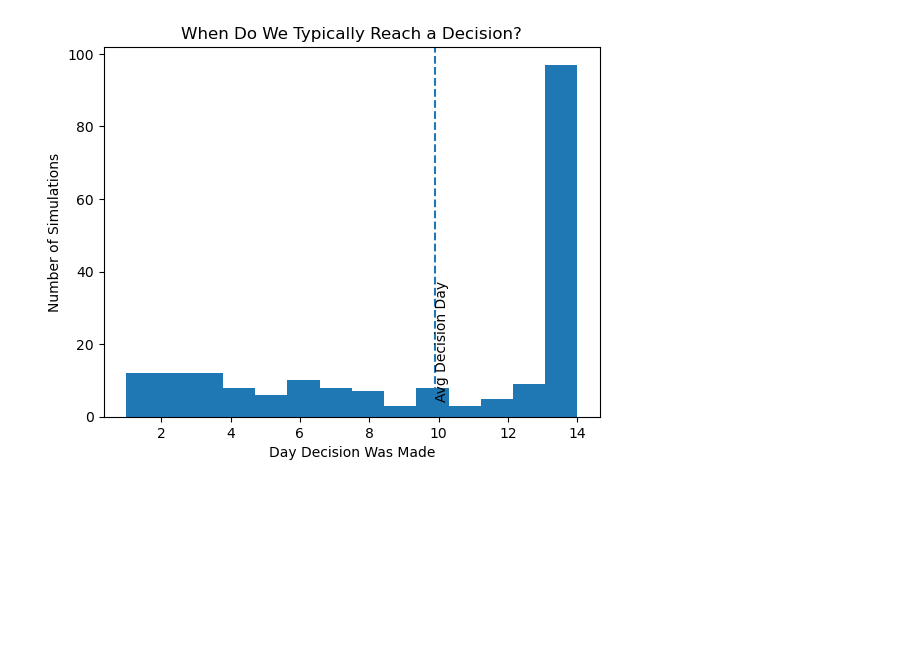
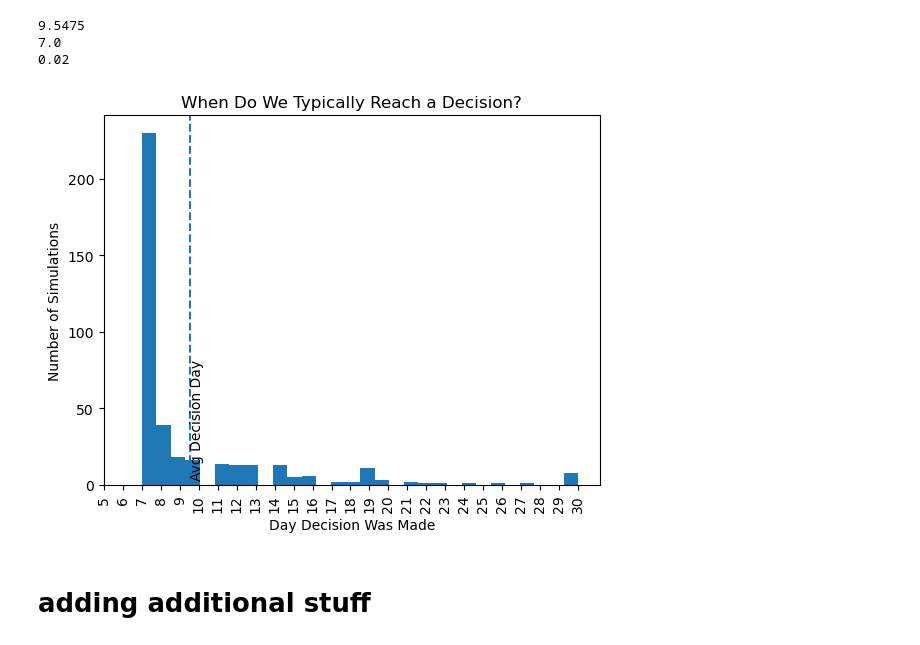
Before and after one commit to ntran119/Studying_Practice_Notebooks, a Jupyter notebook: Baysian_simulation_notebook.ipynb, the cells around one changed output. Cells and saved outputs as stored; diff of their text form; code cells hidden in the pictures; blank space fills up the shorter version.

```diff
--- a/Baysian_simulation_notebook.ipynb
+++ b/Baysian_simulation_notebook.ipynb
@@ -1,22 +5,23 @@
 # %%
 import numpy as np
 import pandas as pd
-
+import matplotlib.pyplot as plt
+import seaborn as sns
 # ====== SCENARIO INPUTS ======
 
 true_rate_A = 0.20
-true_rate_B = 0.215   # expected lift
+true_rate_B = 0.22   # expected lift
 
-daily_apps_A = 150
-daily_apps_B = 150
+daily_apps_A = 400
+daily_apps_B = 400
 
-max_days = 14
+max_days = 30
 
 # Decision thresholds (same as monitoring notebook)
 prob_threshold = 0.95
 loss_threshold = 0.001
 
 # Simulation settings
-num_simulations = 200
+num_simulations = 400
 
 np.random.seed(42)
@@ -23,21 +61,26 @@ np.random.seed(42)
 # %%
 def run_single_experiment():
 
+    #1 Initialize cumulative data
     cum_apps_A = 0
     cum_apps_B = 0
     cum_book_A = 0
     cum_book_B = 0
 
+    #2 loop through each day
     for day in range(1, max_days + 1):
 
+        #3 generate daily outcomes
         bookings_A = np.random.binomial(daily_apps_A, true_rate_A)
         bookings_B = np.random.binomial(daily_apps_B, true_rate_B)
 
+        #4 update cumulative totals
         cum_apps_A += daily_apps_A
         cum_apps_B += daily_apps_B
         cum_book_A += bookings_A
         cum_book_B += bookings_B
 
+        #5 update baysian posterior (closed-form Beta)
         # Closed-form posterior
         alpha_A = 1 + cum_book_A
         beta_A  = 1 + (cum_apps_A - cum_book_A)
@@ -45,18 +88,31 @@ def run_single_experiment():
         alpha_B = 1 + cum_book_B
         beta_B  = 1 + (cum_apps_B - cum_book_B)
 
+        #6 sample from posterior distributions
         samples = 20000
 
         p_A = np.random.beta(alpha_A, beta_A, samples)
         p_B = np.random.beta(alpha_B, beta_B, samples)
 
+        #7 probability that B is better
         prob_B_better = np.mean(p_B > p_A)
 
+        # 8 expected loss calculation
         loss_if_A = np.mean(np.maximum(p_B - p_A, 0))
         loss_if_B = np.mean(np.maximum(p_A - p_B, 0))
 
         expected_loss = min(loss_if_A, loss_if_B)
 
+        # ====== GUARDRAILS GO HERE ======
+        # skip decision logic, got to next day
+        # Minimum days
+        if day < 7:
+            continue
+        # Minimum sample size
+        if cum_apps_A < 1000:
+            continue
+
+        #9 decision rule
         # Decision condition
         if prob_B_better > prob_threshold and expected_loss < loss_threshold:
             return day
@@ -89,17 +224,32 @@ sim_df
+# %%
+# mean decision day from list
+print(sim_df["decision_day"].mean())
+print(sim_df["decision_day"].median())
+
+# how often we fail to decide early
+# X% of experiments need full duration
+print((sim_df["decision_day"] == max_days).mean())
+# %% [output]
+9.5475
+7.0
+0.02
 # %%
 import matplotlib.pyplot as plt
 
 plt.figure()
 
 plt.hist(sim_df["decision_day"], bins=max_days)
 
 plt.xlabel("Day Decision Was Made")
 plt.ylabel("Number of Simulations")
 plt.title("When Do We Typically Reach a Decision?")
 
 plt.axvline(sim_df["decision_day"].mean(), linestyle='--')
 plt.text(sim_df["decision_day"].mean(), 5, "Avg Decision Day", rotation=90)
-
+plt.xticks(range(5, max_days + 1))
+plt.xticks(range(5, max_days + 1), rotation=90)
 plt.show()
 # %% [output]
-[figure, old version]
+[figure, new version]
+# %% [markdown]
+# adding additional stuff
```
Also changed, not shown: parts of 32 cells of this notebook, 1 other file.
